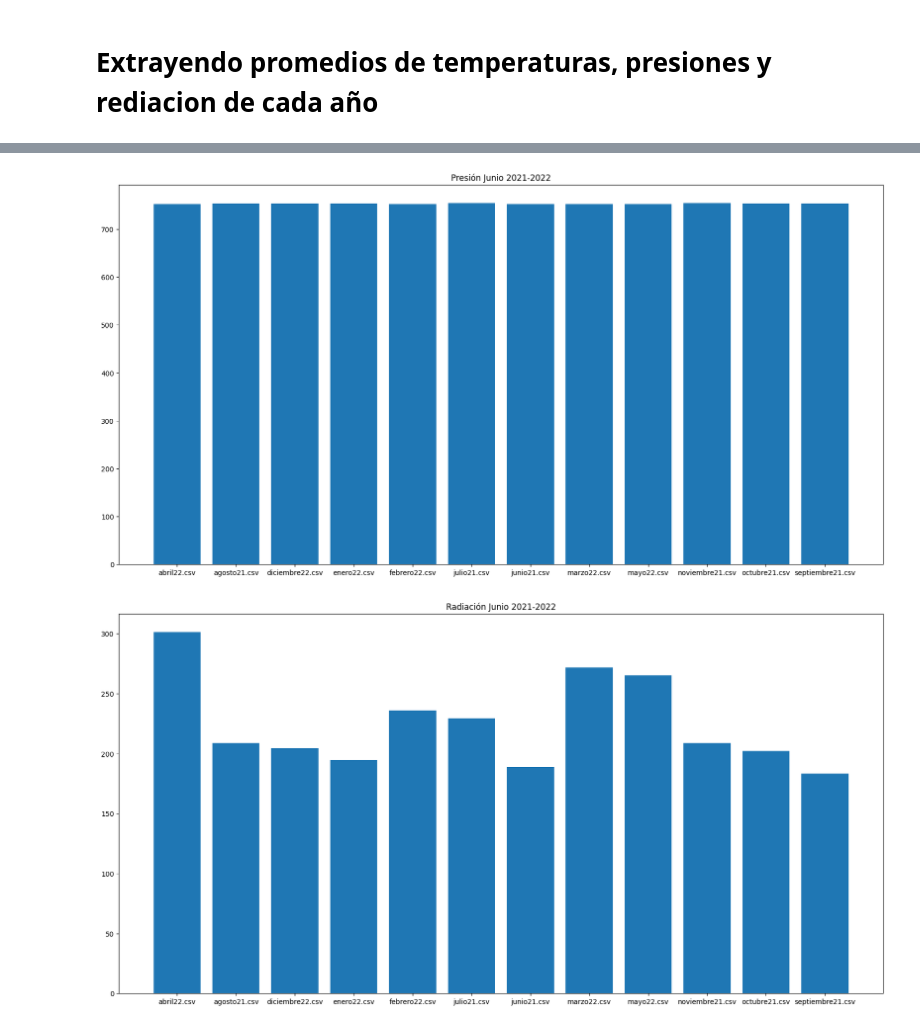
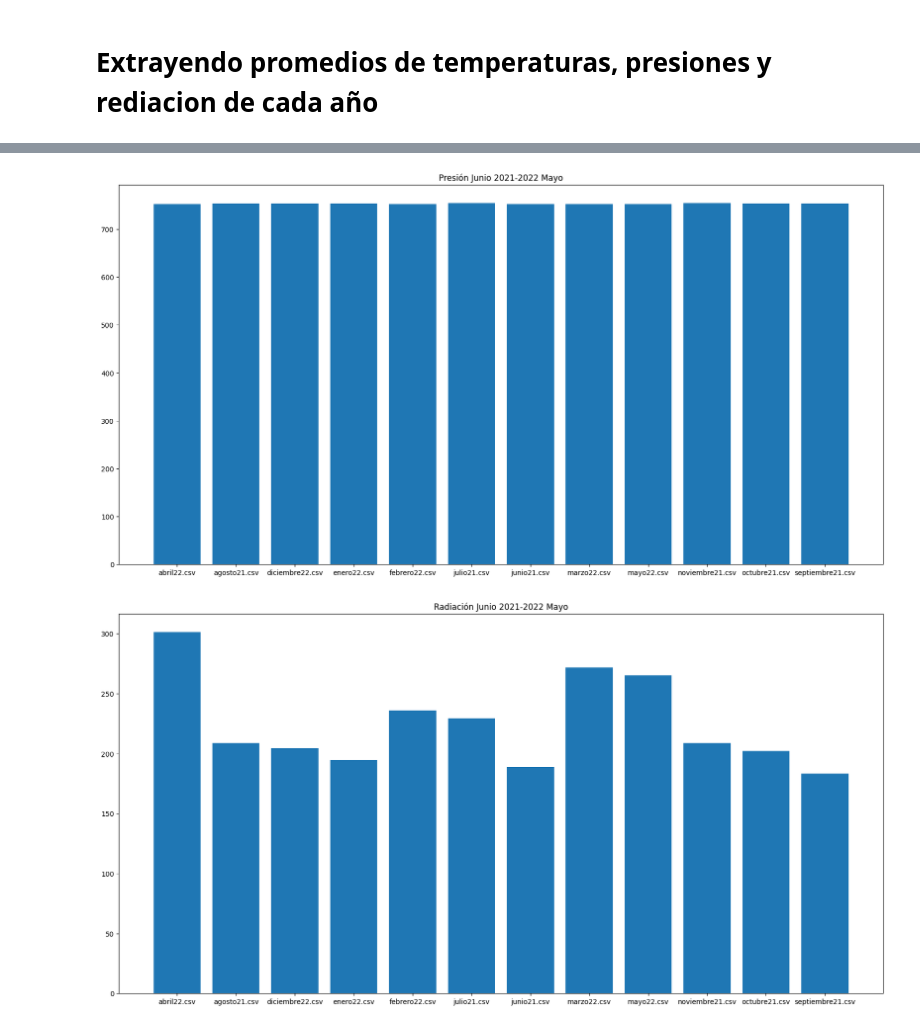
Before and after one commit to lorenzoog00/ASE, a Jupyter notebook: ONEMINUTE/Promedios/histogramas.ipynb, the cells around one changed output, grey strips where cells are left out. Saved outputs shown, nothing was run; the diff lists cells and outputs as text; code cells hidden in the pictures.

```diff
--- a/ONEMINUTE/Promedios/histogramas.ipynb
+++ b/ONEMINUTE/Promedios/histogramas.ipynb
@@ -34,18 +34,18 @@ plt.show()
 # %%
 x = files
 y = promedios_pres
 plt.figure(figsize= (20,10))
-plt.title('Presión Junio 2021-2022')
+plt.title('Presión Junio 2021-2022 Mayo')
 plt.bar(x,y)
 plt.show()
 # %% [output]
-[figure, old version]
+[figure, new version]
 # %%
 x = files
 y = promedios_rad
 plt.figure(figsize= (20,10))
-plt.title('Radiación Junio 2021-2022')
+plt.title('Radiación Junio 2021-2022 Mayo')
 plt.bar(x,y)
 plt.show()
 # %% [output]
-[figure, old version]
+[figure, new version]
```
Also changed, not shown: parts of 1 cell of this notebook.
